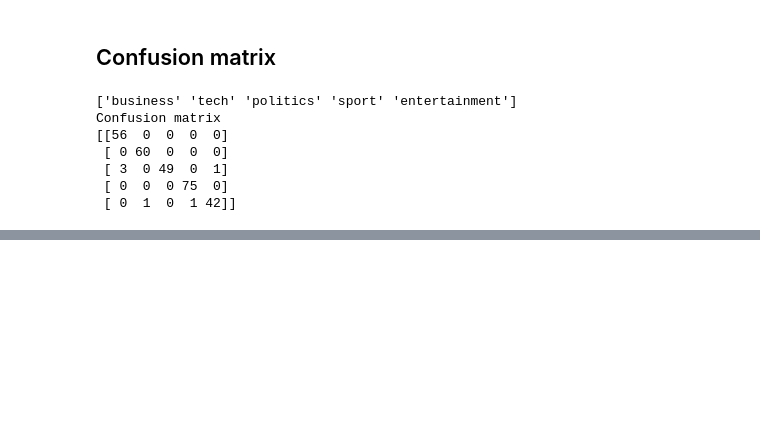
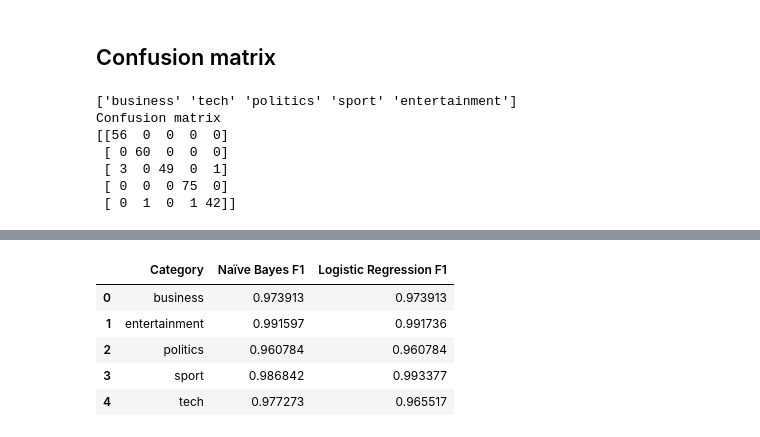
Before and after one commit to thapanirajan/AML_Coursework, a Jupyter notebook: Untitled.ipynb, the cells around one changed output, grey strips where cells are left out. Saved outputs shown, nothing was run; the diff lists cells and outputs as text; code cells hidden in the pictures; blank space fills up the shorter version.

```diff
--- a/Untitled.ipynb
+++ b/Untitled.ipynb
@@ -440,0 +490,17 @@ plt.show()
+# %%
+classes = list(nb_report.keys())[:-3]
+
+class_f1_df = pd.DataFrame({
+    "Category": classes,
+    "Naïve Bayes F1": [nb_report[c]["f1-score"] for c in classes],
+    "Logistic Regression F1": [lr_report[c]["f1-score"] for c in classes]
+})
+
+class_f1_df
+# %% [output]
+|  | Category | Naïve Bayes F1 | Logistic Regression F1 |
+| 0 | business | 0.973913 | 0.973913 |
+| 1 | entertainment | 0.991597 | 0.991736 |
+| 2 | politics | 0.960784 | 0.960784 |
+| 3 | sport | 0.986842 | 0.993377 |
+| 4 | tech | 0.977273 | 0.965517 |
```
Also changed, not shown: parts of 7 cells of this notebook.
